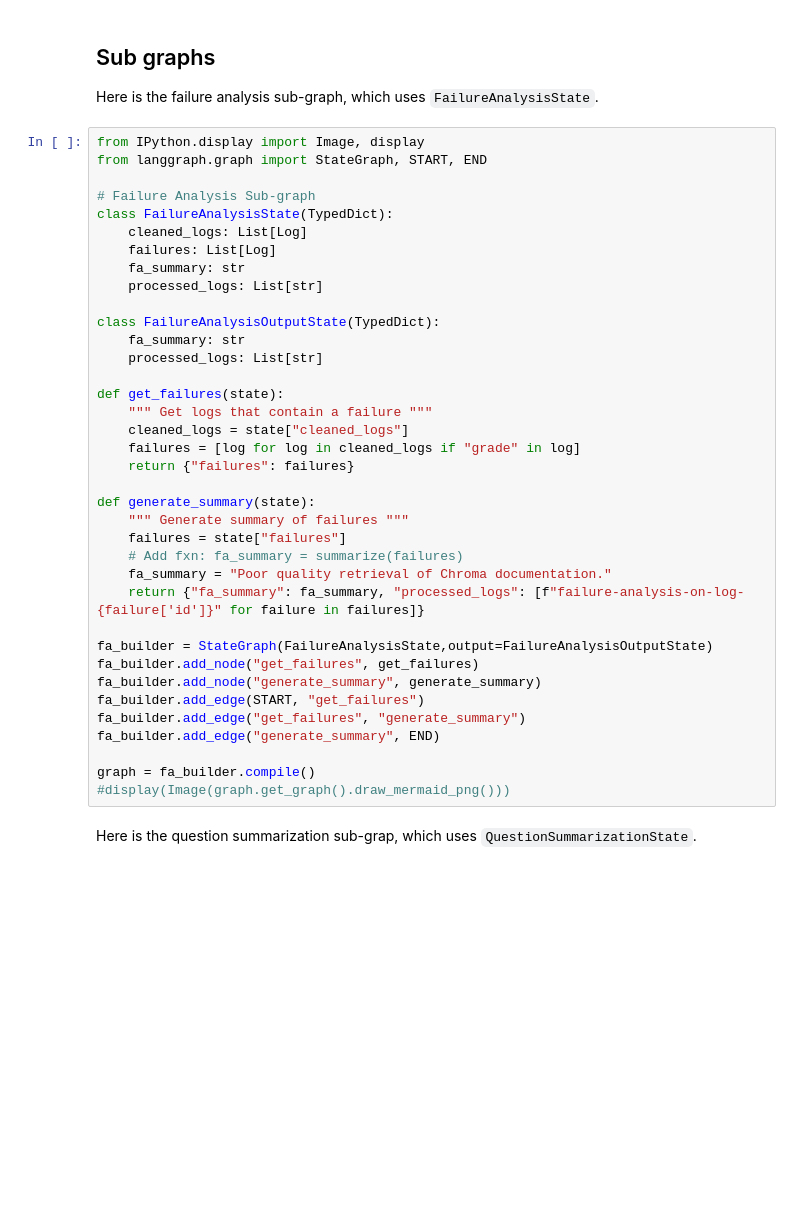
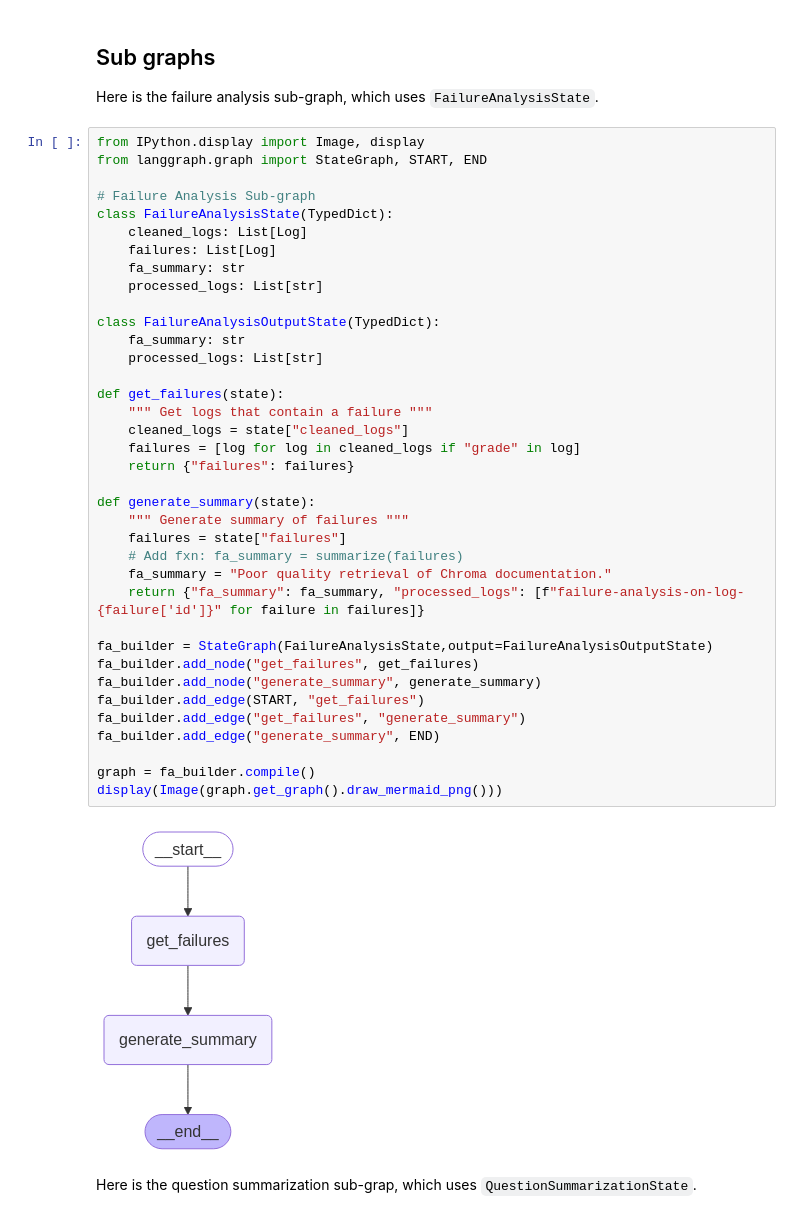
Before and after one commit to co8/langchain-academy, a Jupyter notebook: module-4/sub-graph.ipynb, the cells around one changed output. Cells and saved outputs as stored; diff of their text form; blank space fills up the shorter version.

```diff
--- a/module-4/sub-graph.ipynb
+++ b/module-4/sub-graph.ipynb
@@ -79,34 +79,36 @@ class FailureAnalysisState(TypedDict):
     cleaned_logs: List[Log]
     failures: List[Log]
     fa_summary: str
     processed_logs: List[str]
 
 class FailureAnalysisOutputState(TypedDict):
     fa_summary: str
     processed_logs: List[str]
 
 def get_failures(state):
     """ Get logs that contain a failure """
     cleaned_logs = state["cleaned_logs"]
     failures = [log for log in cleaned_logs if "grade" in log]
     return {"failures": failures}
 
 def generate_summary(state):
     """ Generate summary of failures """
     failures = state["failures"]
     # Add fxn: fa_summary = summarize(failures)
     fa_summary = "Poor quality retrieval of Chroma documentation."
     return {"fa_summary": fa_summary, "processed_logs": [f"failure-analysis-on-log-{failure['id']}" for failure in failures]}
 
 fa_builder = StateGraph(FailureAnalysisState,output=FailureAnalysisOutputState)
 fa_builder.add_node("get_failures", get_failures)
 fa_builder.add_node("generate_summary", generate_summary)
 fa_builder.add_edge(START, "get_failures")
 fa_builder.add_edge("get_failures", "generate_summary")
 fa_builder.add_edge("generate_summary", END)
 
 graph = fa_builder.compile()
-#display(Image(graph.get_graph().draw_mermaid_png()))
+display(Image(graph.get_graph().draw_mermaid_png()))
+# %% [output]
+[figure, added]
 # %% [markdown]
 Here is the question summarization sub-grap, which uses `QuestionSummarizationState`.
 # %%
```
Also changed, not shown: parts of 2 cells of this notebook, 7 other files.
